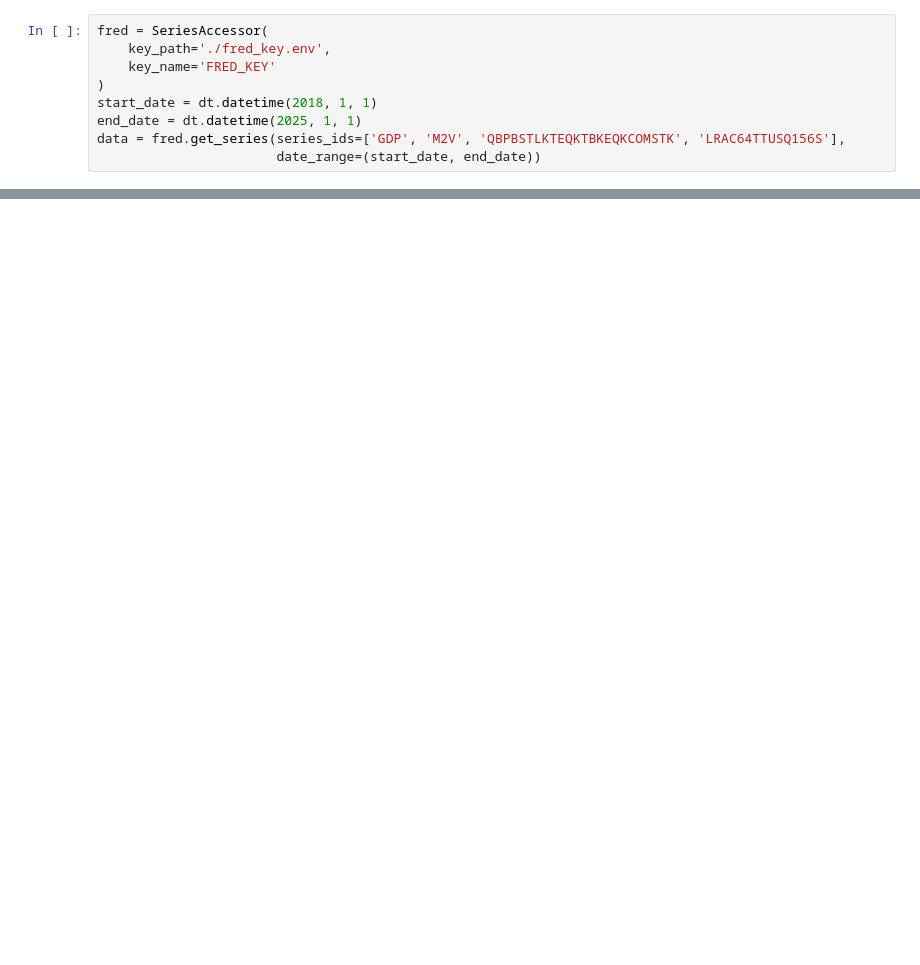
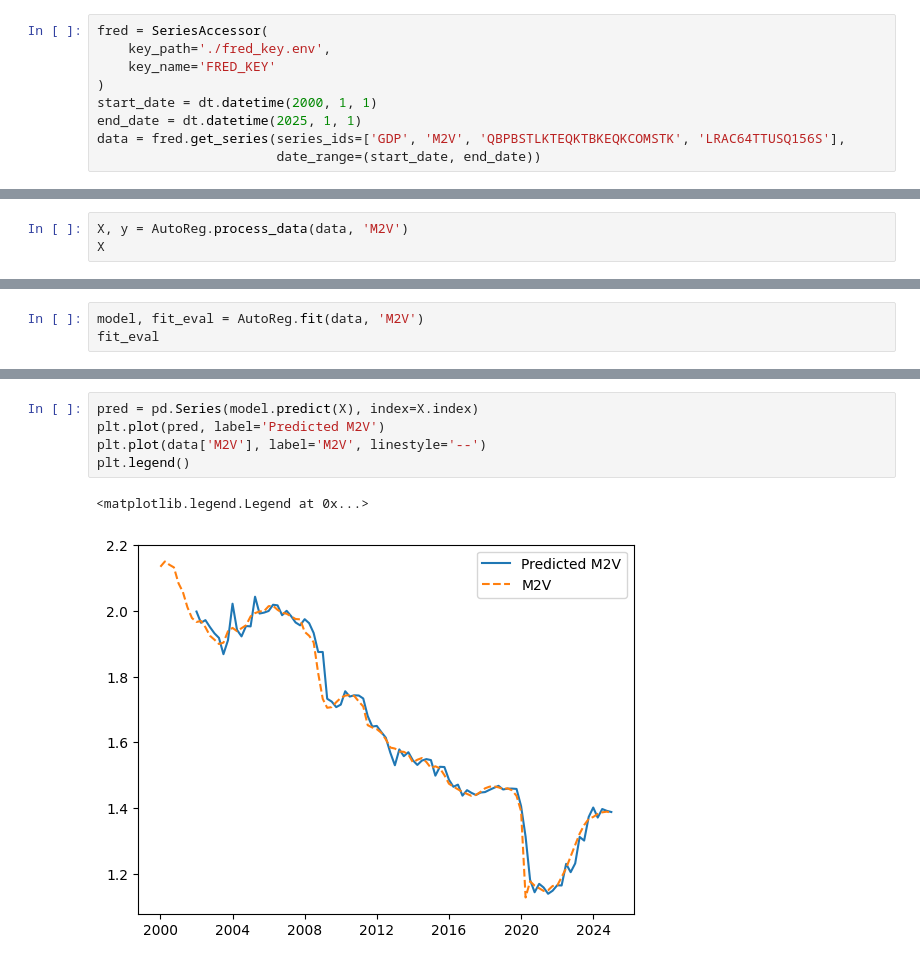
Before and after one commit to GongJr0/MacroSim, a Jupyter notebook: test.ipynb, the cells around one changed output, grey strips where cells are left out. Cells and saved outputs as stored; diff of their text form; blank space fills up the shorter version.

```diff
--- a/test.ipynb
+++ b/test.ipynb
@@ -7,7 +10,7 @@ fred = SeriesAccessor(
     key_path='./fred_key.env',
     key_name='FRED_KEY'
 )
-start_date = dt.datetime(2018, 1, 1)
+start_date = dt.datetime(2000, 1, 1)
 end_date = dt.datetime(2025, 1, 1)
 data = fred.get_series(series_ids=['GDP', 'M2V', 'QBPBSTLKTEQKTBKEQKCOMSTK', 'LRAC64TTUSQ156S'],
                        date_range=(start_date, end_date))
@@ -33,0 +27,3 @@ CausalityResult(df=                  GDP    M2V  QBPBSTLKTEQKTBKEQKCOMSTK  LRAC6
+# %%
+X, y = AutoReg.process_data(data, 'M2V')
+X
@@ -33,0 +44,3 @@ CausalityResult(df=                  GDP    M2V  QBPBSTLKTEQKTBKEQKCOMSTK  LRAC6
+# %%
+model, fit_eval = AutoReg.fit(data, 'M2V')
+fit_eval
@@ -33,0 +76,8 @@ CausalityResult(df=                  GDP    M2V  QBPBSTLKTEQKTBKEQKCOMSTK  LRAC6
+# %%
+pred = pd.Series(model.predict(X), index=X.index)
+plt.plot(pred, label='Predicted M2V')
+plt.plot(data['M2V'], label='M2V', linestyle='--')
+plt.legend()
+# %% [output]
+<matplotlib.legend.Legend at 0x...>
+[figure, added]
```
Also changed, not shown: parts of 4 cells of this notebook, 6 other files.
